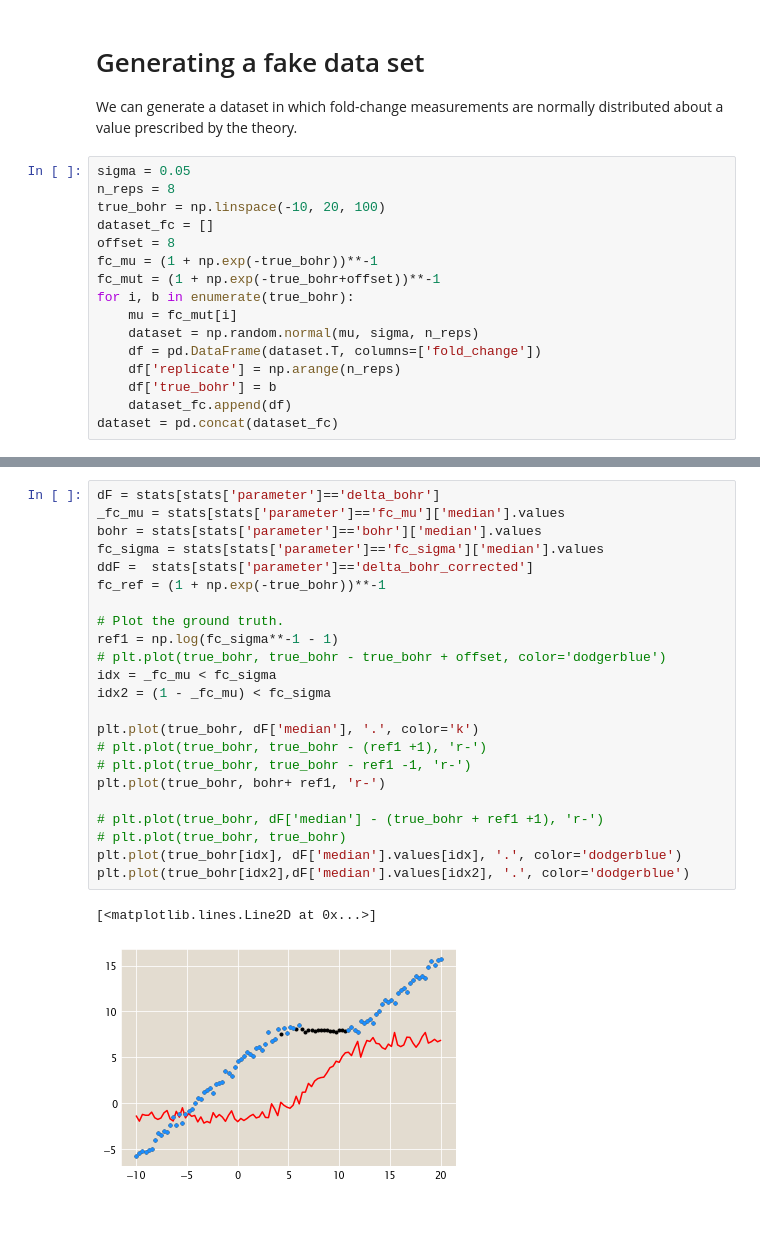
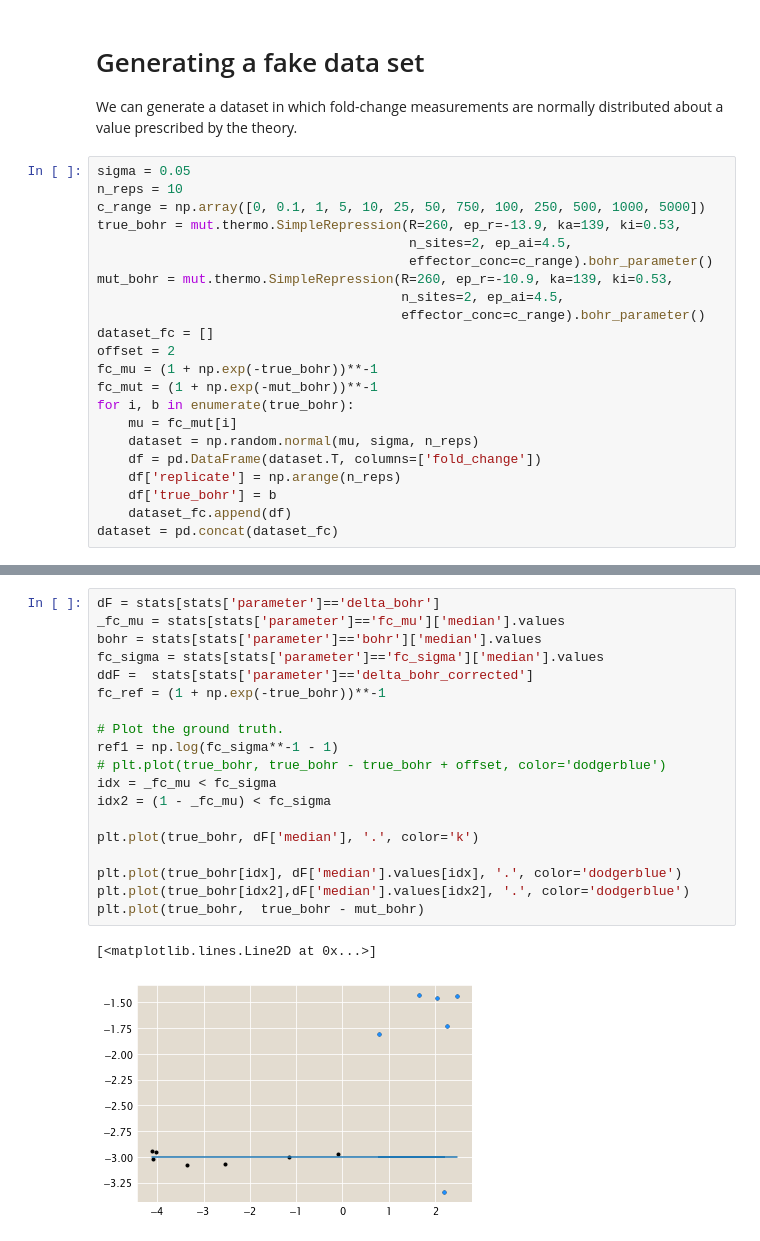
Before and after one commit to RPGroup-PBoC/mwc_mutants, a Jupyter notebook: code/analysis/Exploring_fc_error.ipynb, the cells around one changed output, grey strips where cells are left out. Drawn from its saved outputs; the diff is of its cells as text.

```diff
--- a/code/analysis/Exploring_fc_error.ipynb
+++ b/code/analysis/Exploring_fc_error.ipynb
@@ -29,12 +29,18 @@ $$
 We can generate a dataset in which fold-change measurements are normally distributed about a value prescribed by the theory.
 # %%
 sigma = 0.05
-n_reps = 8
-true_bohr = np.linspace(-10, 20, 100)
+n_reps = 10
+c_range = np.array([0, 0.1, 1, 5, 10, 25, 50, 750, 100, 250, 500, 1000, 5000])
+true_bohr = mut.thermo.SimpleRepression(R=260, ep_r=-13.9, ka=139, ki=0.53,
+                                        n_sites=2, ep_ai=4.5,
+                                        effector_conc=c_range).bohr_parameter()
+mut_bohr = mut.thermo.SimpleRepression(R=260, ep_r=-10.9, ka=139, ki=0.53,
+                                       n_sites=2, ep_ai=4.5,
+                                       effector_conc=c_range).bohr_parameter()
 dataset_fc = []
-offset = 8
+offset = 2
 fc_mu = (1 + np.exp(-true_bohr))**-1
-fc_mut = (1 + np.exp(-true_bohr+offset))**-1
+fc_mut = (1 + np.exp(-mut_bohr))**-1
 for i, b in enumerate(true_bohr):
     mu = fc_mut[i]
     dataset = np.random.normal(mu, sigma, n_reps)
@@ -86,26 +90,22 @@ WARNING:pystan:Try running with adapt_delta larger than 0.9 to remove the diverg
 # %%
 dF = stats[stats['parameter']=='delta_bohr']
 _fc_mu = stats[stats['parameter']=='fc_mu']['median'].values
 bohr = stats[stats['parameter']=='bohr']['median'].values
 fc_sigma = stats[stats['parameter']=='fc_sigma']['median'].values
 ddF =  stats[stats['parameter']=='delta_bohr_corrected']
 fc_ref = (1 + np.exp(-true_bohr))**-1
 
 # Plot the ground truth.
 ref1 = np.log(fc_sigma**-1 - 1)
 # plt.plot(true_bohr, true_bohr - true_bohr + offset, color='dodgerblue')
 idx = _fc_mu < fc_sigma
 idx2 = (1 - _fc_mu) < fc_sigma
 
 plt.plot(true_bohr, dF['median'], '.', color='k')
-# plt.plot(true_bohr, true_bohr - (ref1 +1), 'r-')
-# plt.plot(true_bohr, true_bohr - ref1 -1, 'r-')
-plt.plot(true_bohr, bohr+ ref1, 'r-')
 
-# plt.plot(true_bohr, dF['median'] - (true_bohr + ref1 +1), 'r-')
-# plt.plot(true_bohr, true_bohr)
 plt.plot(true_bohr[idx], dF['median'].values[idx], '.', color='dodgerblue')
 plt.plot(true_bohr[idx2],dF['median'].values[idx2], '.', color='dodgerblue')
+plt.plot(true_bohr,  true_bohr - mut_bohr)
 # %% [output]
 [<matplotlib.lines.Line2D at 0x...>]
-[figure, old version]
+[figure, new version]
```
Also changed, not shown: parts of 27 cells of this notebook, 2 other files.
